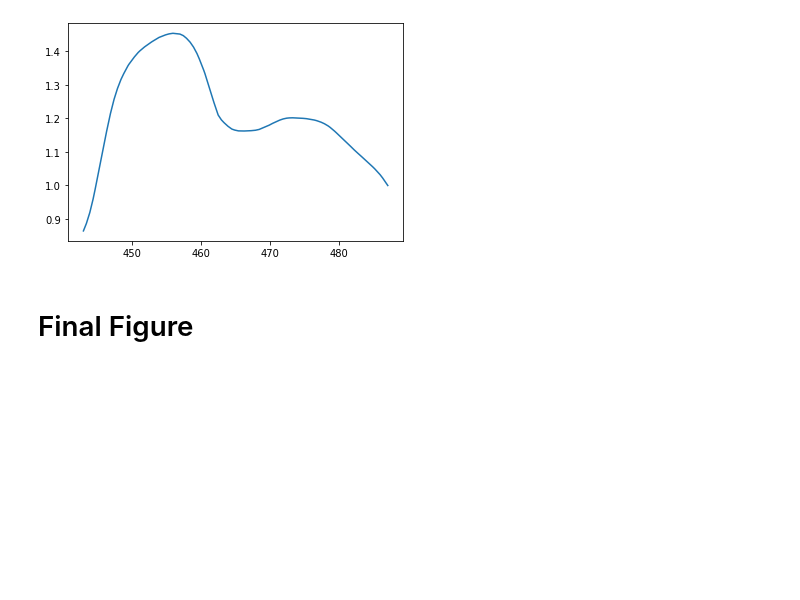
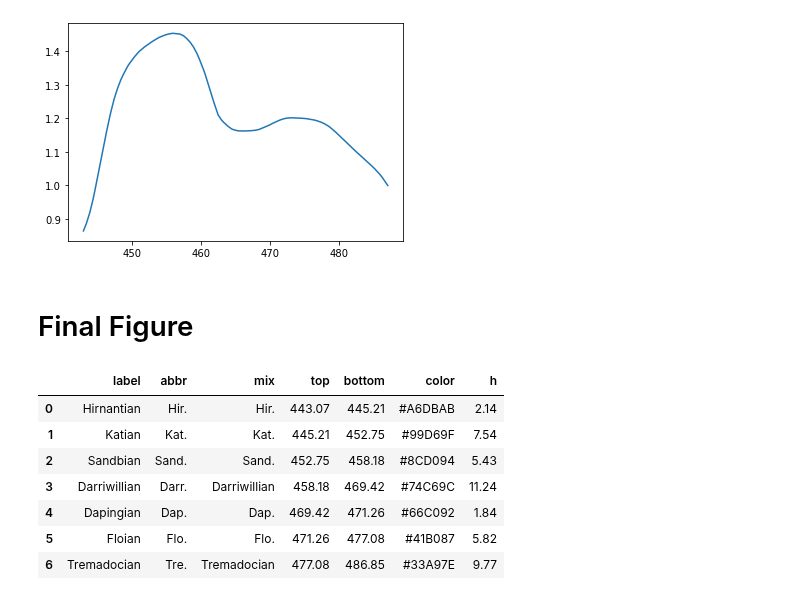
Before and after one commit to datuadiatma/avila_etal_2022, a Jupyter notebook: Notebook/Avila et al Paper Figure.ipynb, the cells around one changed output. Drawn from its saved outputs; the diff is of its cells as text; code cells hidden in the pictures; blank space fills up the shorter version.

```diff
--- a/Notebook/Avila et al Paper Figure.ipynb
+++ b/Notebook/Avila et al Paper Figure.ipynb
@@ -163,6 +164,19 @@ Rsw_sl = np.zeros(nt)
 Rsw_sl, GradSr_sl = run_sim(nt, dt, age, Jriv, Rriv, Rsw_sl, Jh_sl, Rh, N)
 # %% [markdown]
 # Final Figure
+# %%
+# Load Ordovician GTS2020
+chronoDf = pd.read_excel('../Data/OrdoGTS2020.xlsx')
+chronoDf.head(7)
+# %% [output]
+|  | label | abbr | mix | top | bottom | color | h |
+| 0 | Hirnantian | Hir. | Hir. | 443.07 | 445.21 | #A6DBAB | 2.14 |
+| 1 | Katian | Kat. | Kat. | 445.21 | 452.75 | #99D69F | 7.54 |
+| 2 | Sandbian | Sand. | Sand. | 452.75 | 458.18 | #8CD094 | 5.43 |
+| 3 | Darriwillian | Darr. | Darriwillian | 458.18 | 469.42 | #74C69C | 11.24 |
+| 4 | Dapingian | Dap. | Dap. | 469.42 | 471.26 | #66C092 | 1.84 |
+| 5 | Floian | Flo. | Flo. | 471.26 | 477.08 | #41B087 | 5.82 |
+| 6 | Tremadocian | Tre. | Tremadocian | 477.08 | 486.85 | #33A97E | 9.77 |
 # %%
 # Load sr measurement for comparison
 SrOrdo = pd.read_csv('../Data/Arbuckle_Sr.csv')
```
Also changed, not shown: parts of 2 cells of this notebook, 3 other files.
